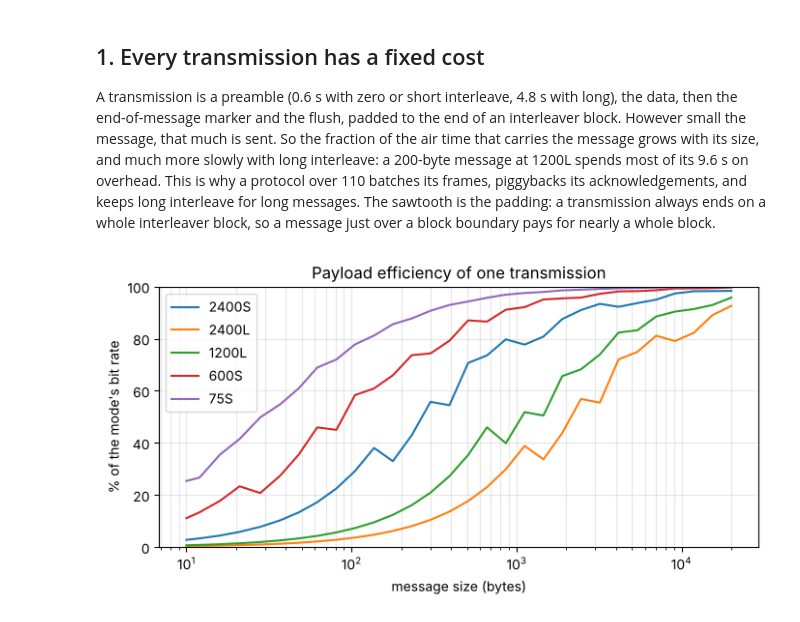
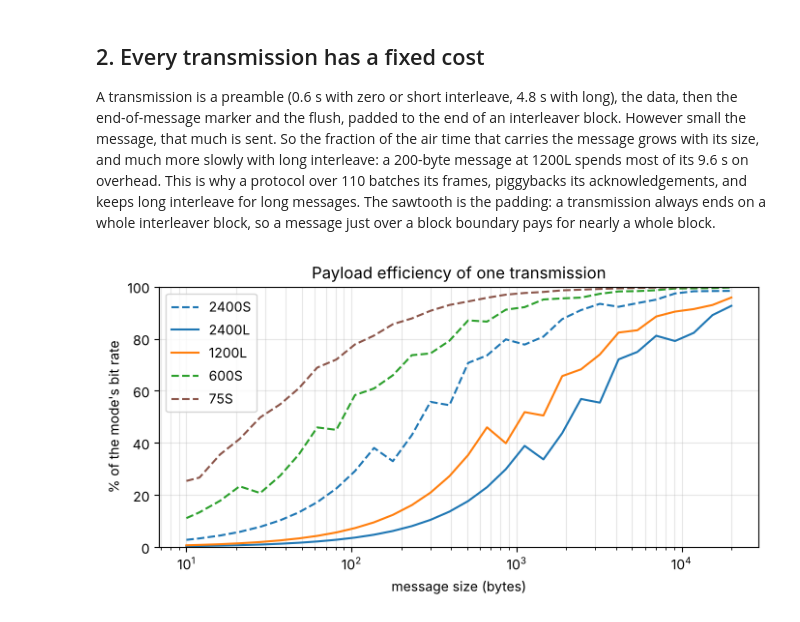
Before and after one commit to Willt125/MIL-STD-188-110, a Jupyter notebook: docs/playground.ipynb, the cells around one changed output. Saved outputs shown, nothing was run; the diff lists cells and outputs as text; code cells hidden in the pictures.

```diff
--- a/docs/playground.ipynb
+++ b/docs/playground.ipynb
@@ -10,10 +12,19 @@ the test suite runs that script.
 # %%
+import sys
+import zlib
+
 import matplotlib.pyplot as plt
 import numpy as np
-from nbtools import QUICK
+from nbtools import DOCS, QUICK
 
+from m110c.channel.schedule import Schedule
 from m110c.spec import mode
 from m110c.spec import tables as T
 from m110c.tx import transmit_bytes
 
+sys.path.insert(0, str(DOCS.parent / "tools"))
+import toystack as toy  # noqa: E402
+
 plt.rcParams["figure.figsize"] = (8, 3.5)
+RATES = (2400, 1200, 600, 300, 150, 75)
+RATE_COLOUR = {r: f"C{i}" for i, r in enumerate(RATES)}  # fixed per rate, in every figure
@@ -20,5 +88,5 @@ plt.rcParams["figure.figsize"] = (8, 3.5)
 # %% [markdown]
-## 1. Every transmission has a fixed cost
+## 2. Every transmission has a fixed cost
 
 A transmission is a preamble (0.6 s with zero or short interleave, 4.8 s with long), the
 data, then the end-of-message marker and the flush, padded to the end of an interleaver
@@ -31,22 +99,23 @@ interleaver block, so a message just over a block boundary pays for nearly a who
 # %%
 sizes = np.unique(np.geomspace(10, 20_000, 12 if QUICK else 30).astype(int))
 for rate, interleave in (
     (2400, "short"),
     (2400, "long"),
     (1200, "long"),
     (600, "short"),
     (75, "short"),
 ):
     m = mode(rate, interleave)
     seconds = np.array([transmit_bytes(bytes(n), m).size / T.SYMBOL_RATE for n in sizes])
     efficiency = 8 * sizes / seconds / rate
-    plt.semilogx(sizes, 100 * efficiency, label=str(m))
+    style = "-" if interleave == "long" else "--"
+    plt.semilogx(sizes, 100 * efficiency, style, color=RATE_COLOUR[rate], label=str(m))
 plt.xlabel("message size (bytes)")
 plt.ylabel("% of the mode's bit rate")
 plt.title("Payload efficiency of one transmission")
 plt.ylim(0, 100)
 plt.grid(True, which="both", alpha=0.3)
 plt.legend()
 plt.show()
 # %% [output]
-[figure, old version]
+[figure, new version]
```
Also changed, not shown: parts of 11 cells of this notebook, 4 other files.
